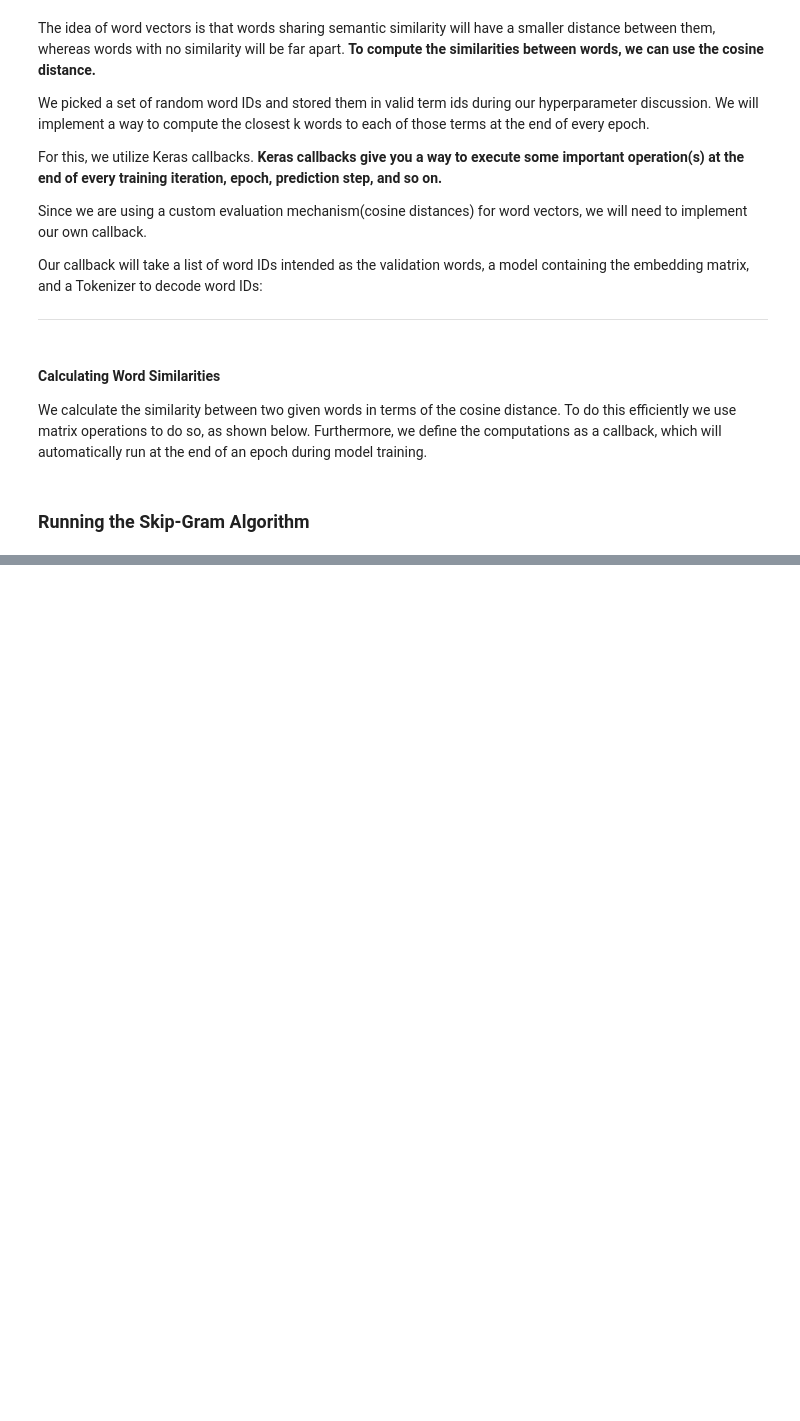
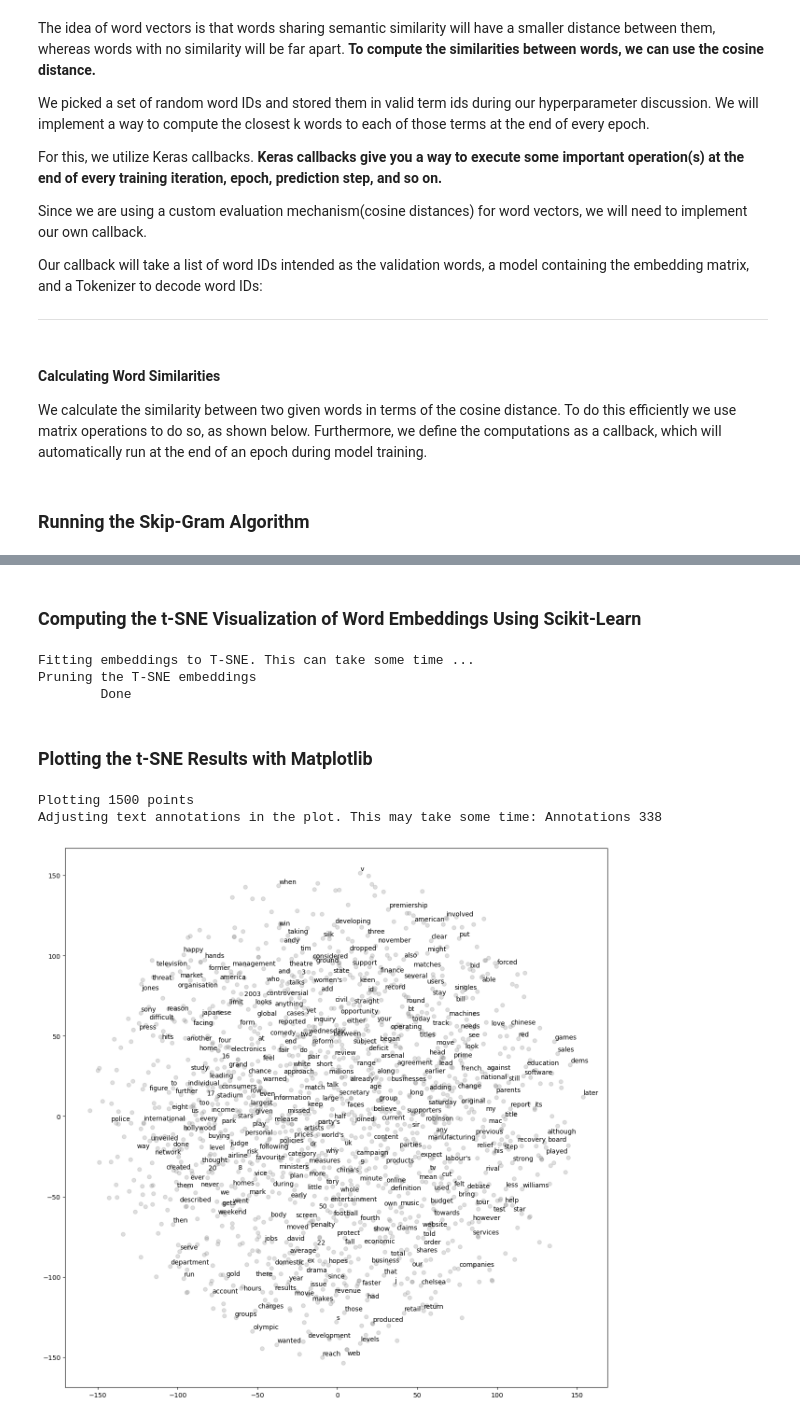
Before and after one commit to avr2002/NLP-with-Tensorflow, a Jupyter notebook: Ch_03_Word_Vectors/Ch03_Word2Vec.ipynb, the cells around one changed output, grey strips where cells are left out. Cells and saved outputs as stored; diff of their text form; code cells hidden in the pictures; blank space fills up the shorter version.

```diff
--- a/Ch_03_Word_Vectors/Ch03_Word2Vec.ipynb
+++ b/Ch_03_Word_Vectors/Ch03_Word2Vec.ipynb
@@ -922,0 +1205,6 @@ save_embeddings(skip_gram_model, tokenizer,
+# %%
+skipgram_context_embeddings = pd.read_pickle(
+    os.path.join('skipgram_embeddings', 'context_embedding.pkl')
+)
+
+skipgram_words, skipgram_embeddings = np.array(skipgram_context_embeddings.index), skipgram_context_embeddings.values
@@ -922,0 +1234,66 @@ save_embeddings(skip_gram_model, tokenizer,
+# %% [markdown]
+### Computing the t-SNE Visualization of Word Embeddings Using Scikit-Learn
+# %%
+import sklearn
+
+
+tsne = TSNE(
+    perplexity=30, n_components=2, n_iter=5000, metric='cosine')
+
+print('Fitting embeddings to T-SNE. This can take some time ...')
+# get the T-SNE manifold
+
+# prune the embeddings by getting ones only more than n-many sample above the similarity threshold
+# this unclutters the visualization
+plot_word_ids = find_clustered_embeddings(
+    skipgram_embeddings, top_n=25, top_words=300
+)
+
+
+skipgram_embeddings_norm = skipgram_embeddings / np.sum(skipgram_embeddings**2, keepdims=True, axis=1)
+tsne_embeddings = tsne.fit_transform(skipgram_embeddings_norm)
+
+print('Pruning the T-SNE embeddings')
+
+print('\tDone')
+# %% [output]
+Fitting embeddings to T-SNE. This can take some time ...
+Pruning the T-SNE embeddings
+        Done
+# %% [markdown]
+### Plotting the t-SNE Results with Matplotlib
+# %%
+def plot(embeddings, labels):
+    print(f"Plotting {embeddings.shape[0]} points")
+    assert embeddings.shape[0] >= len(labels), 'More labels than embeddings'
+
+    plt.figure(figsize=(15,15))  # in inches
+
+    # plot all the embeddings and their corresponding words
+    plot_annotations = []
+
+    for i, label in enumerate(labels):
+
+        x, y = embeddings[i,:]
+        plt.scatter(x, y, alpha=0.25, c='gray')
+
+        # We only annotate a small fraction of data, to avoid long waiting times
+        if np.random.normal()>0.75:
+            plot_annotations.append(
+                plt.text(x, y, label, ha='center', va='center', fontsize=10)
+            )
+
+    print(
+        f"Adjusting text annotations in the plot. This may take some time: Annotations {len(plot_annotations)}"
+    )
+    adjust_text(plot_annotations)
+
+    # use for saving the figure if needed
+    #plt.savefig('word_embeddings.png')
+    plt.show()
+# %%
+plot(tsne_embeddings[1:1501], skipgram_words[1:1501])
+# %% [output]
+Plotting 1500 points
+Adjusting text annotations in the plot. This may take some time: Annotations 338
+[figure, added]
```
Also changed, not shown: parts of 21 cells of this notebook, 3 other files.
